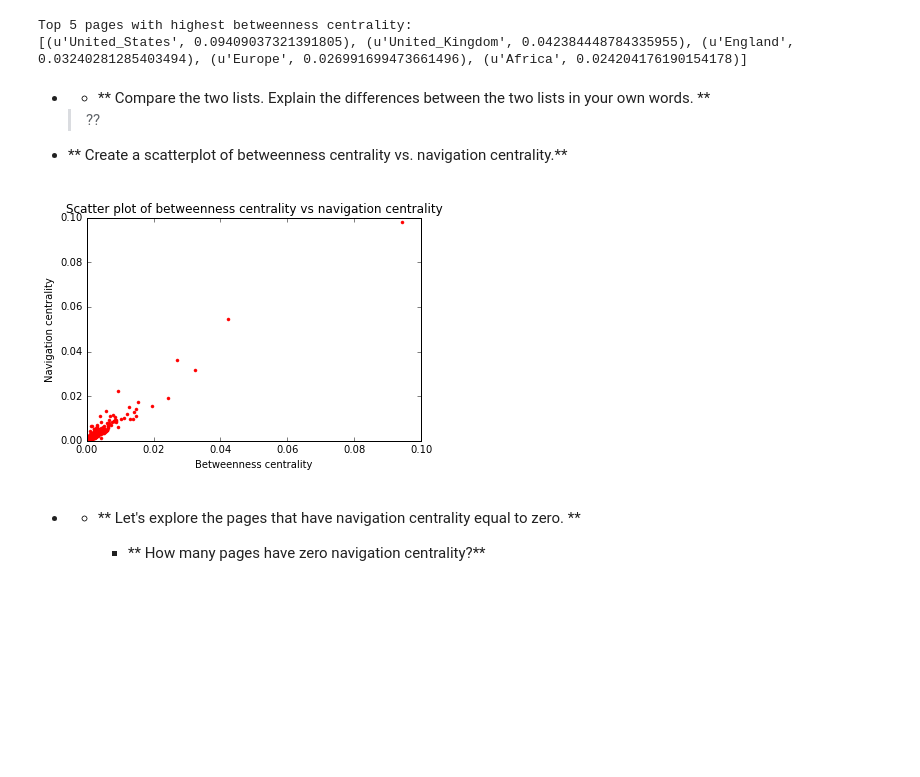
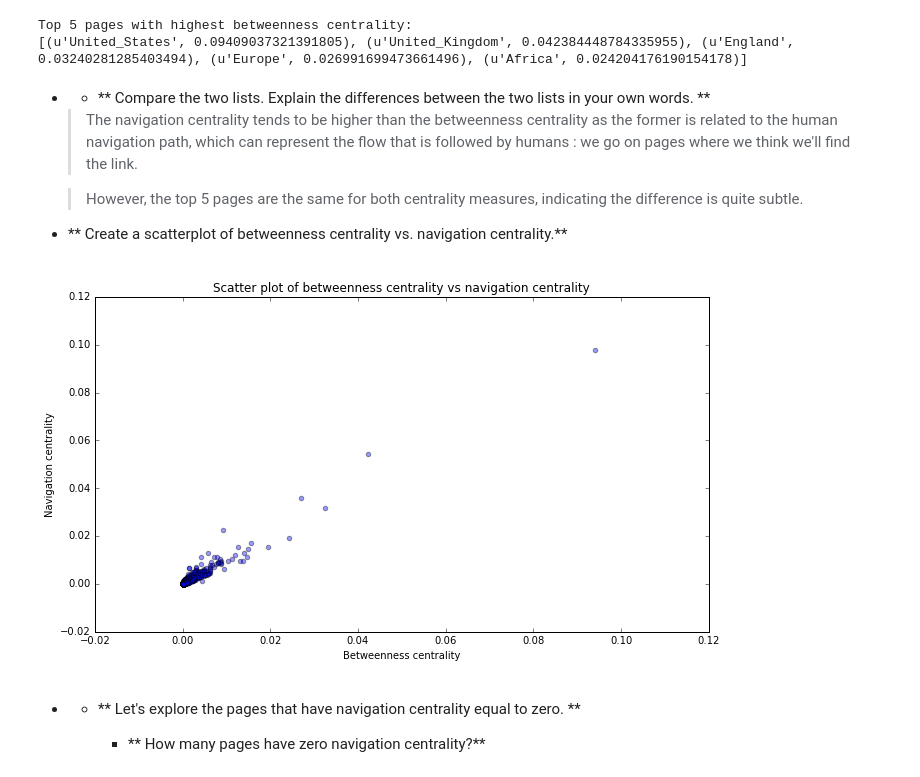
Before and after one commit to brydenfogelman/02805-social-graphs, a Jupyter notebook: jonathan/week8.ipynb, the cells around one changed output. Drawn from its saved outputs; the diff is of its cells as text; code cells hidden in the pictures; blank space fills up the shorter version.

```diff
--- a/jonathan/week8.ipynb
+++ b/jonathan/week8.ipynb
@@ -182,23 +187,26 @@ Top 5 pages with highest betweenness centrality:
 *
     * ** Compare the two lists. Explain the differences between the two lists in your own words. **
 
-    > ??
+    > The navigation centrality tends to be higher than the betweenness centrality as the former is related to the human navigation path, which can represent the flow that is followed by humans : we go on pages where we think we'll find the link.
+
+    > However, the top 5 pages are the same for both centrality measures, indicating the difference is quite subtle.
 
 * ** Create a scatterplot of betweenness centrality vs. navigation centrality.**
 # %%
 bw_centralities = []
 nav_centralities = []
 for node, bw_centrality in betweenness_centrality.iteritems():
     bw_centralities.append(bw_centrality)
     nav_centralities.append(navigation_centrality[node])
 
-plt.plot(bw_centralities, nav_centralities, 'r.')
+plt.figure(figsize=(11,6))
+plt.scatter(bw_centralities, nav_centralities, alpha=0.4)
 plt.xlabel('Betweenness centrality')
 plt.ylabel('Navigation centrality')
 plt.title('Scatter plot of betweenness centrality vs navigation centrality')
 plt.show()
 # %% [output]
-[figure, old version]
+[figure, new version]
 # %% [markdown]
 *
     * ** Let's explore the pages that have navigation centrality equal to zero. **
```
Also changed, not shown: parts of 19 cells of this notebook, 1 other file.
